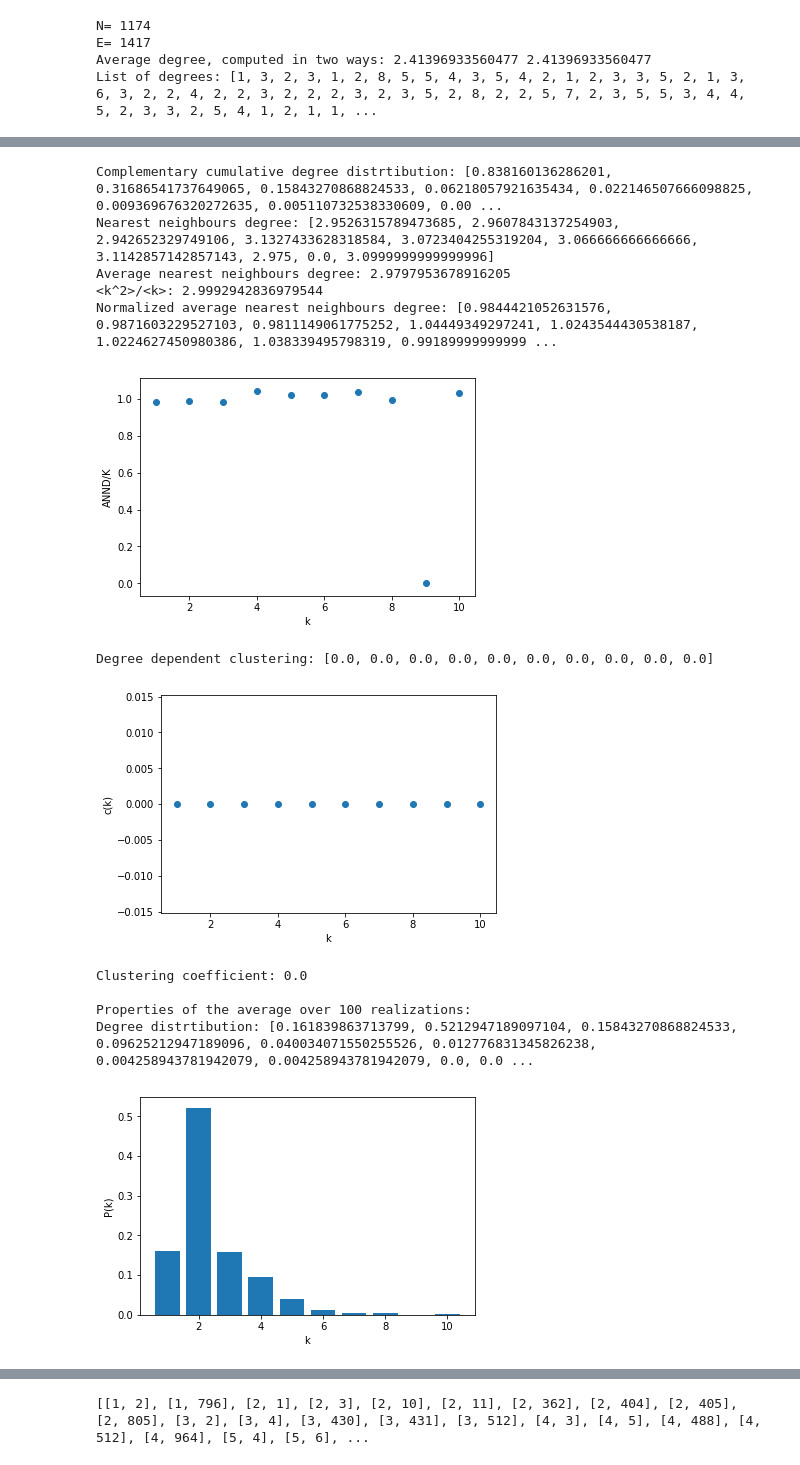
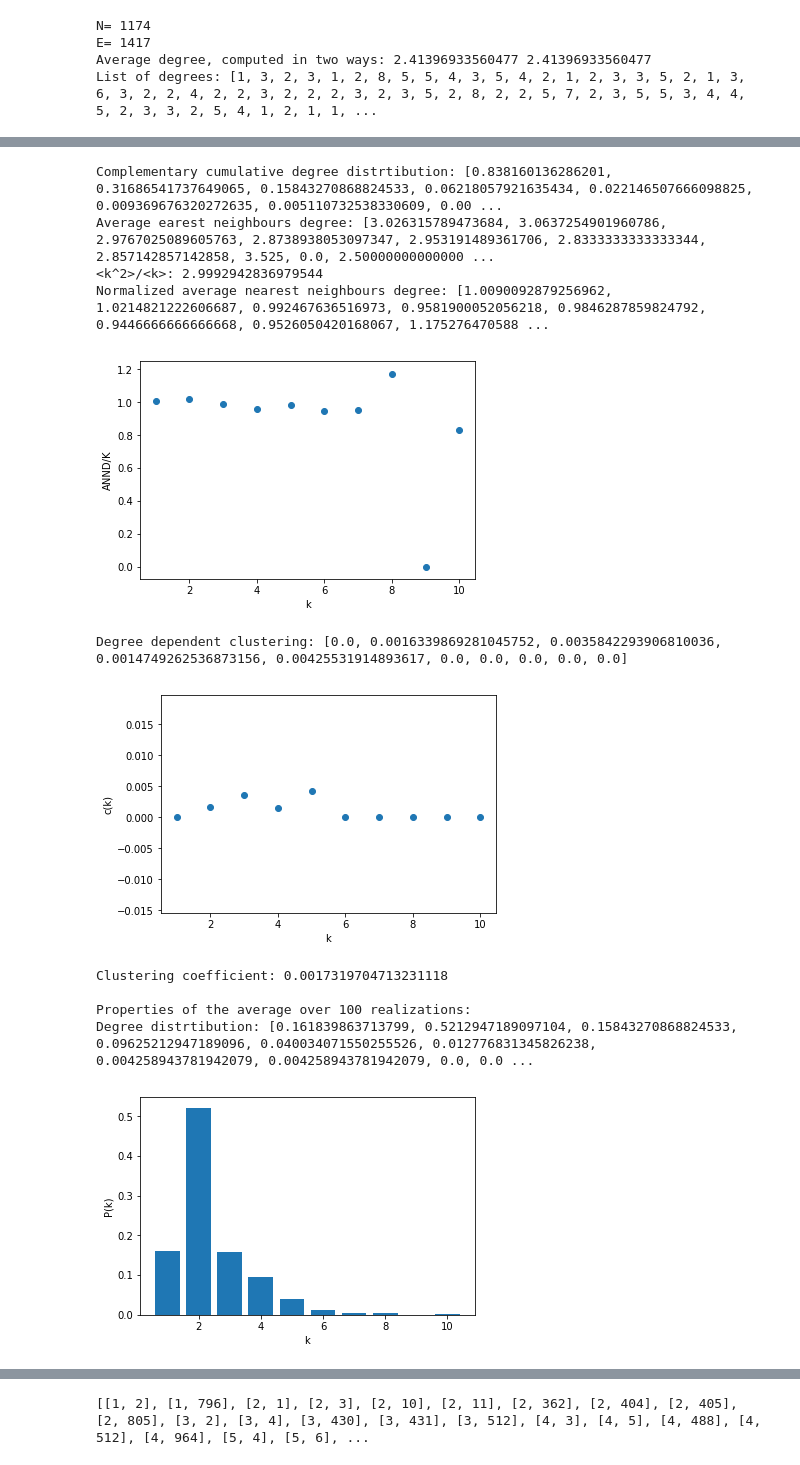
Before and after one commit to canigocallau/Complex-Networks, a Jupyter notebook: Assignments.ipynb, the cells around one changed output, grey strips where cells are left out. Drawn from its saved outputs; the diff is of its cells as text; code cells hidden in the pictures.

```diff
--- a/Assignments.ipynb
+++ b/Assignments.ipynb
@@ -91,8 +91,8 @@ def assignment2(V):
     # function that takes the edge list as input, and as outputs:
     # - the degree distribution and its graph
     # - the complementary cumulative degree distrtibution
-    # - the nearest neighbours degree and its average
-    # - the normalization constant of the nearest neighbours degree and its graph
+    # - the average nearest neighbours degree
+    # - the normalization constant of the average nearest neighbours degree and its graph
     # - the degree dependent clustering coefficient and its graph
     # - the clustering coefficient of the network
     N=max(max(V))
@@ -112,12 +112,8 @@ def assignment2(V):
     for i in range(len(p)):
         pc[i]=1.0-pc[i]
     annd=[0.0 for i in range(max(D))]
-    meanknn=0.0
     for i in range(len(V)):
         annd[D[V[i][0]-1]-1]+=D[V[i][1]-1]/D[V[i][0]-1]
-    for i in range(len(annd)):
-        meanknn+=annd[i]
-    meanknn=meanknn/N
     norm=0.0
     for i in range(max(D)):
         if (p[i]!=0.0):
@@ -142,7 +138,7 @@ def assignment2(V):
         if (p[i]!=0.0):
             c[i]=c[i]/(round(N*p[i])*(i+1)*i)
             C+=c[i]*p[i]
-    return p,pc,annd,meanknn,norm,anndnorm,c,C
+    return p,pc,annd,norm,anndnorm,c,C
 def results2(output):
     # function that takes output of the assignment2 function as input and as output:
     # - prints the results
@@ -153,21 +149,20 @@ def results2(output):
     plt.ylabel("P(k)")
     plt.show()
     print("Complementary cumulative degree distrtibution:",output[1])
-    print("Nearest neighbours degree:",output[2])
-    print("Average nearest neighbours degree:",output[3])
-    print("<k^2>/<k>:",output[4])
-    print("Normalized average nearest neighbours degree:",output[5])
+    print("Average earest neighbours degree:",output[2])
+    print("<k^2>/<k>:",output[3])
+    print("Normalized average nearest neighbours degree:",output[4])
     maxD=len(output[0])
-    plt.scatter([i+1 for i in range(maxD)],output[5])
+    plt.scatter([i+1 for i in range(maxD)],output[4])
     plt.xlabel("k")
     plt.ylabel("ANND/K")
     plt.show()
-    print("Degree dependent clustering:",output[6])
-    plt.scatter([i+1 for i in range(len(output[6]))],output[6])
+    print("Degree dependent clustering:",output[5])
+    plt.scatter([i+1 for i in range(len(output[5]))],output[5])
     plt.xlabel("k")
     plt.ylabel("c(k)")
     plt.show()
-    print("Clustering coefficient:",output[7])
+    print("Clustering coefficient:",output[6])
     return
 output=assignment2(V)
 results2(output)
@@ -242,56 +236,54 @@ def results100(output):
     plt.ylabel("P(k)")
     plt.show()
     print("Complementary cumulative degree distrtibution:",av(output[1]))
-    print("Nearest neighbours degree:",av(output[2]))
-    print("Average nearest neighbours degree:",np.average(output[3]),"+-",np.std(output[3]))
-    print("<k^2>/<k>:",np.average(output[4]),"+-",np.std(output[4]))
+    print("Average nearest neighbours degree:",av(output[2]))
+    print("<k^2>/<k>:",np.average(output[4]),"+-",np.std(output[3]))
+    print("Normalized average nearest neighbours degree:",av(output[4]))
     maxD=len(output[0])
-    print(len([i+1 for i in range(maxD)]),len(av(output[5])),len(sd(output[5]))) # bd
-    plt.errorbar([i+1 for i in range(maxD)],av(output[5]),yerr=sd(output[5]),fmt="o",capsize=0.1)
+    plt.errorbar([i+1 for i in range(maxD)],av(output[4]),yerr=sd(output[4]),fmt="o",capsize=0.1)
     plt.xlabel("k")
     plt.ylabel("ANND/K")
     plt.show()
-    print("Degree dependent clustering:",av(output[6]))
-    plt.errorbar([i+1 for i in range(len(output[6]))],av(output[6]),yerr=sd(output[6]),fmt="o",capsize=0.1)
+    print("Degree dependent clustering:",av(output[5]))
+    plt.errorbar([i+1 for i in range(len(output[5]))],av(output[5]),yerr=sd(output[5]),fmt="o",capsize=0.1)
     plt.xlabel("k")
     plt.ylabel("c(k)")
     plt.show()
-    print("Clustering coefficient:",np.average(output[7]),"+-",np.std(output[7]))
+    print("Clustering coefficient:",np.average(output[6]),"+-",np.std(output[6]))
     return
 def assignment5(V):
     # function that takes the edge list as input and as outputs
     # and applies the computations of the assigment2 function
     # over the configuration model and the average of 100 realizations of it
     print("Properties of 1 realization:")
     output1=assignment2(CM(V))
     results2(output1)
     print("\nProperties of the average over 100 realizations:")
     maxD=max(assignment1(V)[4])
-    output100=[[[] for i in range(maxD)],[[] for i in range(maxD)],[[] for i in range(maxD)],[],[],[[] for i in range(maxD)],[[] for i in range(maxD)],[]]
+    output100=[[[] for i in range(maxD)],[[] for i in range(maxD)],[[] for i in range(maxD)],[],[[] for i in range(maxD)],[[] for i in range(maxD)],[]]
     for n in range(100):
         output=assignment2(CM(V))
         for k in range(len(output)):
             if (type(output[k])==float):
                 output100[k].append(output[k])
             elif (type(output[k])==list):
                 for j in range(len(output[k])):
                     output100[k][j].append(output[k][j])
     results100(output100)
     return
 assignment5(V)
 # %% [output]
 Properties of 1 realization:
 Degree distrtibution: [0.16183986371379896, 0.5212947189097104, 0.15843270868824533, 0.09625212947189098, 0.04003407155025554, 0.012776831345826235, 0.004258943781942078, 0.004258943781942078, 0.0, 0. ...
 [figure]
 Complementary cumulative degree distrtibution: [0.838160136286201, 0.31686541737649065, 0.15843270868824533, 0.06218057921635434, 0.022146507666098825, 0.009369676320272635, 0.005110732538330609, 0.00 ...
-Nearest neighbours degree: [2.9526315789473685, 2.9607843137254903, 2.942652329749106, 3.1327433628318584, 3.0723404255319204, 3.066666666666666, 3.1142857142857143, 2.975, 0.0, 3.0999999999999996]
-Average nearest neighbours degree: 2.9797953678916205
+Average earest neighbours degree: [3.026315789473684, 3.0637254901960786, 2.9767025089605763, 2.8738938053097347, 2.953191489361706, 2.8333333333333344, 2.857142857142858, 3.525, 0.0, 2.50000000000000 ...
 <k^2>/<k>: 2.9992942836979544
-Normalized average nearest neighbours degree: [0.9844421052631576, 0.9871603229527103, 0.9811149061775252, 1.04449349297241, 1.0243544430538187, 1.0224627450980386, 1.038339495798319, 0.99189999999999 ...
+Normalized average nearest neighbours degree: [1.0090092879256962, 1.0214821222606687, 0.992467636516973, 0.9581900052056218, 0.9846287859824792, 0.9446666666666668, 0.9526050420168067, 1.175276470588 ...
-[figure, old version]
+[figure, new version]
-Degree dependent clustering: [0.0, 0.0, 0.0, 0.0, 0.0, 0.0, 0.0, 0.0, 0.0, 0.0]
+Degree dependent clustering: [0.0, 0.0016339869281045752, 0.0035842293906810036, 0.0014749262536873156, 0.00425531914893617, 0.0, 0.0, 0.0, 0.0, 0.0]
-[figure, old version]
+[figure, new version]
-Clustering coefficient: 0.0
+Clustering coefficient: 0.0017319704713231118
 
 Properties of the average over 100 realizations:
 Degree distrtibution: [0.161839863713799, 0.5212947189097104, 0.15843270868824533, 0.09625212947189096, 0.040034071550255526, 0.012776831345826238, 0.004258943781942079, 0.004258943781942079, 0.0, 0.0 ...
```
Also changed, not shown: parts of 4 cells of this notebook.
